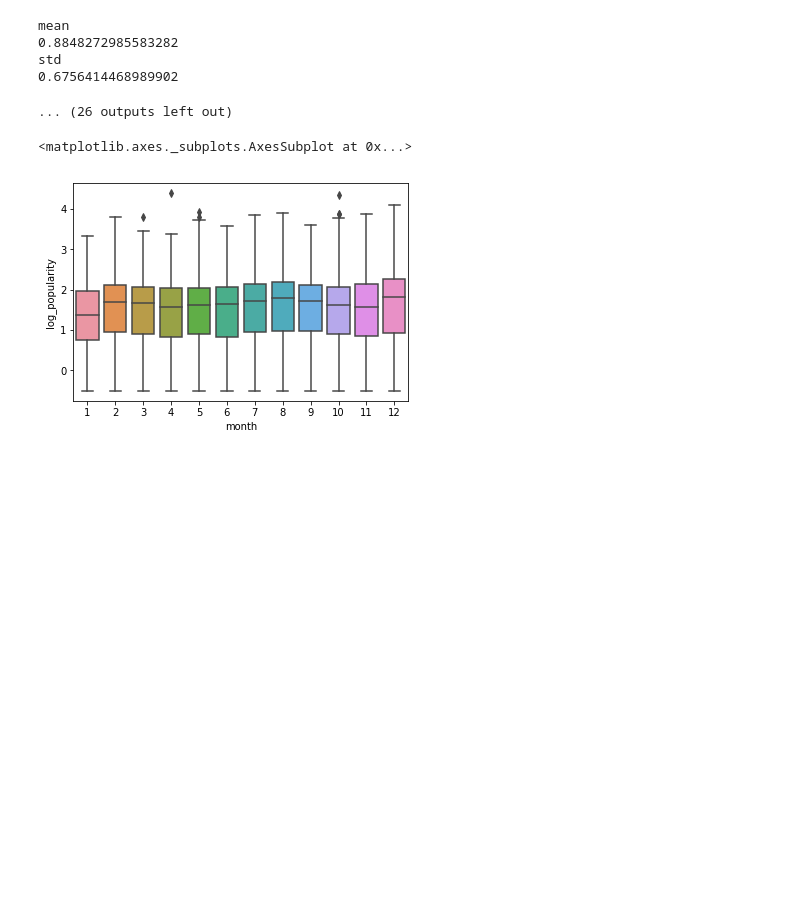
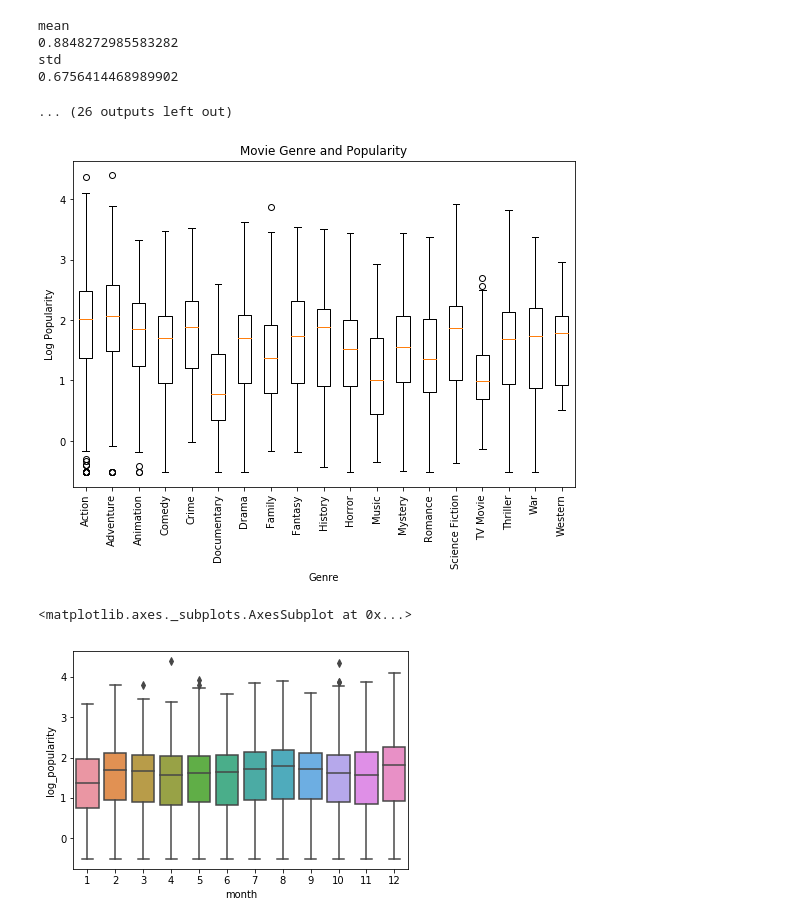
Before and after one commit to mzhou356/dc_ds_06_03_mod1_project, a Jupyter notebook: Keita_Initial_Data_Check.ipynb, the cells around one changed output. Drawn from its saved outputs; the diff is of its cells as text; code cells hidden in the pictures; blank space fills up the shorter version.

```diff
--- a/Keita_Initial_Data_Check.ipynb
+++ b/Keita_Initial_Data_Check.ipynb
@@ -165,12 +165,14 @@ std
 2.2515977480951808
 ... (26 outputs left out)
 # %%
+boxplot = []
 for genre in list(tmdb_genre_dict.values()):
     df_tmdb_movies_2009_2018.loc[df_tmdb_movies_2009_2018[genre]==1, 'log_popularity'].hist(bins=20)
     plt.title(genre)
     plt.xlabel('log popularity')
     plt.ylabel('count')
     plt.show()
+    boxplot.append(df_tmdb_movies_2009_2018.loc[df_tmdb_movies_2009_2018[genre]==1, 'log_popularity'])
     print('mean')
     print (df_tmdb_movies_2009_2018.loc[df_tmdb_movies_2009_2018[genre]==1, 'log_popularity'].mean())
     print('std')
@@ -207,6 +209,17 @@ mean
 std
 0.6756414468989902
 ... (26 outputs left out)
+# %%
+fig = plt.figure(1, figsize=(9, 6))
+ax = fig.add_subplot(111)
+ax.boxplot(boxplot)
+ax.set_xticklabels(list(tmdb_genre_dict.values()),rotation=90)
+ax.set_title('Movie Genre and Popularity')
+ax.set_ylabel('Log Popularity')
+ax.set_xlabel('Genre')
+plt.show()
+# %% [output]
+[figure, added]
 # %%
 month = df_tmdb_movies_2009_2018.month
 lpop = df_tmdb_movies_2009_2018.log_popularity
```
Also changed, not shown: parts of 3 cells of this notebook, 1 other file.
